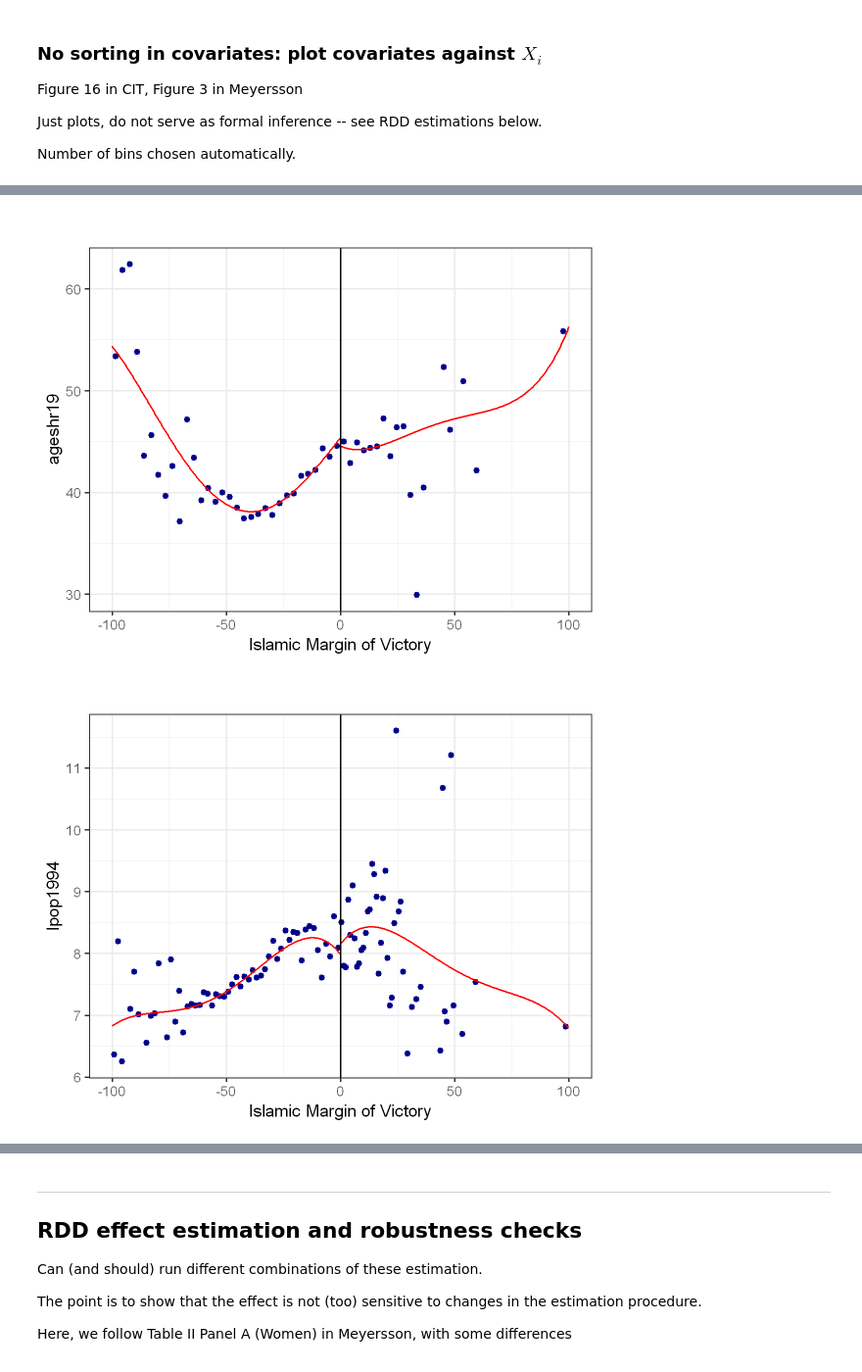
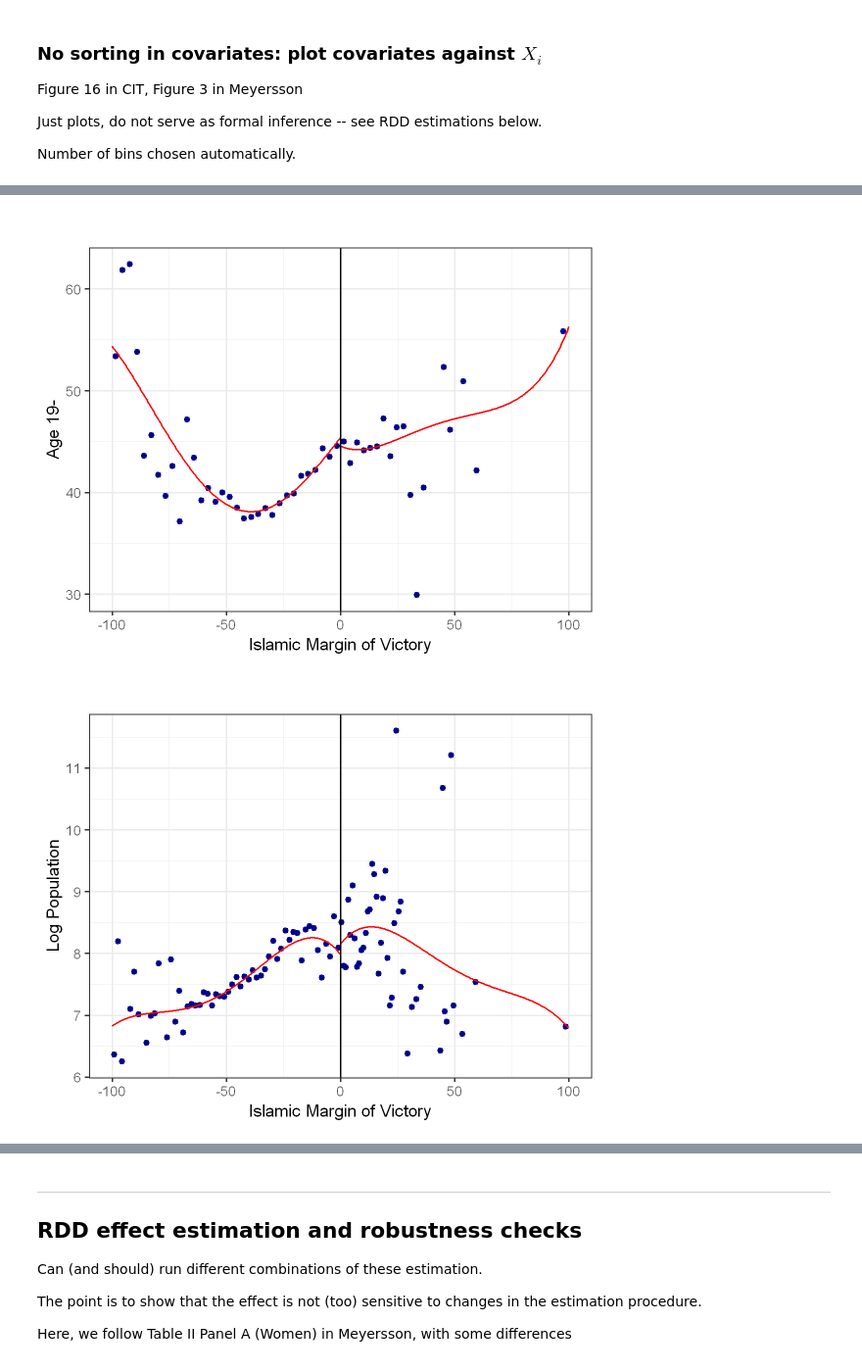
Before and after one commit to verazb/Puma, a Jupyter notebook: Session 4 - RDD/RDD.ipynb, the cells around one changed output, grey strips where cells are left out. Shown: that part at 98% size. Drawn from its saved outputs; the diff is of its cells as text; code cells hidden in the pictures.

```diff
--- a/Session 4 - RDD/RDD.ipynb
+++ b/Session 4 - RDD/RDD.ipynb
@@ -429,20 +394,20 @@ Number of bins chosen automatically.
 bw <- as.numeric(100)
 
 plot_covariate <-rdplot(vshr_islam1994, X, h = bw,
-                        x.label = xlabel, y.label = "vshr_islam1994", title = "")
+                        x.label = xlabel, y.label = "Islamic vote share", title = "")
 
 plot_ageshr60 <-rdplot(ageshr60, X, h = bw,
-                       x.label = xlabel, y.label = "ageshr60", title = "")
+                       x.label = xlabel, y.label = "Age 60+", title = "")
 
 plot_ageshr19 <-rdplot(ageshr19, X, h = bw,
-                       x.label = xlabel, y.label = "ageshr19", title = "")
+                       x.label = xlabel, y.label = "Age 19-", title = "")
 
 plot_lpop1994 <-rdplot(lpop1994, X, h = bw,
-                       x.label = xlabel, y.label = "lpop1994", title = "")
+                       x.label = xlabel, y.label = "Log Population", title = "")
 
 plot_sexr <-rdplot(sexr, X, h = bw,
-                   x.label = xlabel, y.label = "sexr", title = "")
+                   x.label = xlabel, y.label = "Gender", title = "")
 
 plot_partycount <-rdplot(partycount, X, h = bw,
-                         x.label = xlabel, y.label = "partycount", title = "")
+                         x.label = xlabel, y.label = "Number of parties", title = "")
 # %% [output]
@@ -451,2 +416,2 @@ plot_partycount <-rdplot(partycount, X, h = bw,
-[figure, old version]
+[figure, new version]
-[figure, old version]
+[figure, new version]
```
Also changed, not shown: parts of 22 cells of this notebook, 2 other files.
